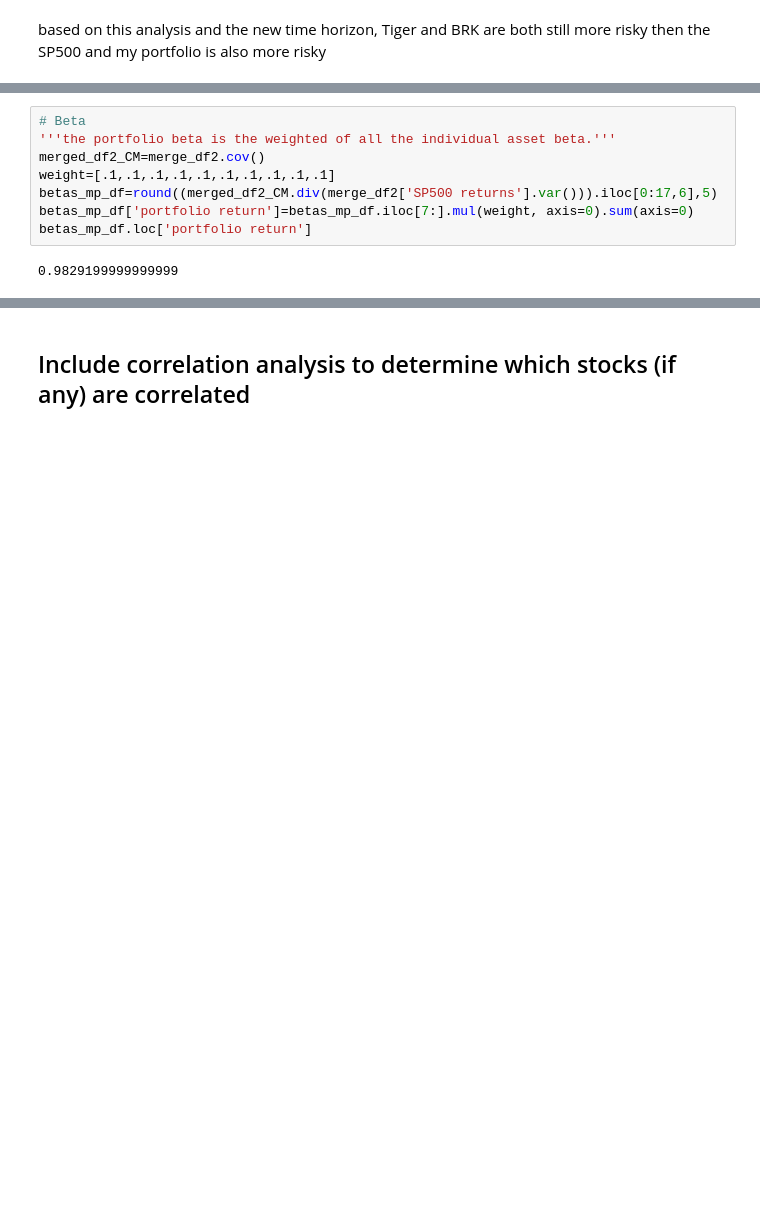
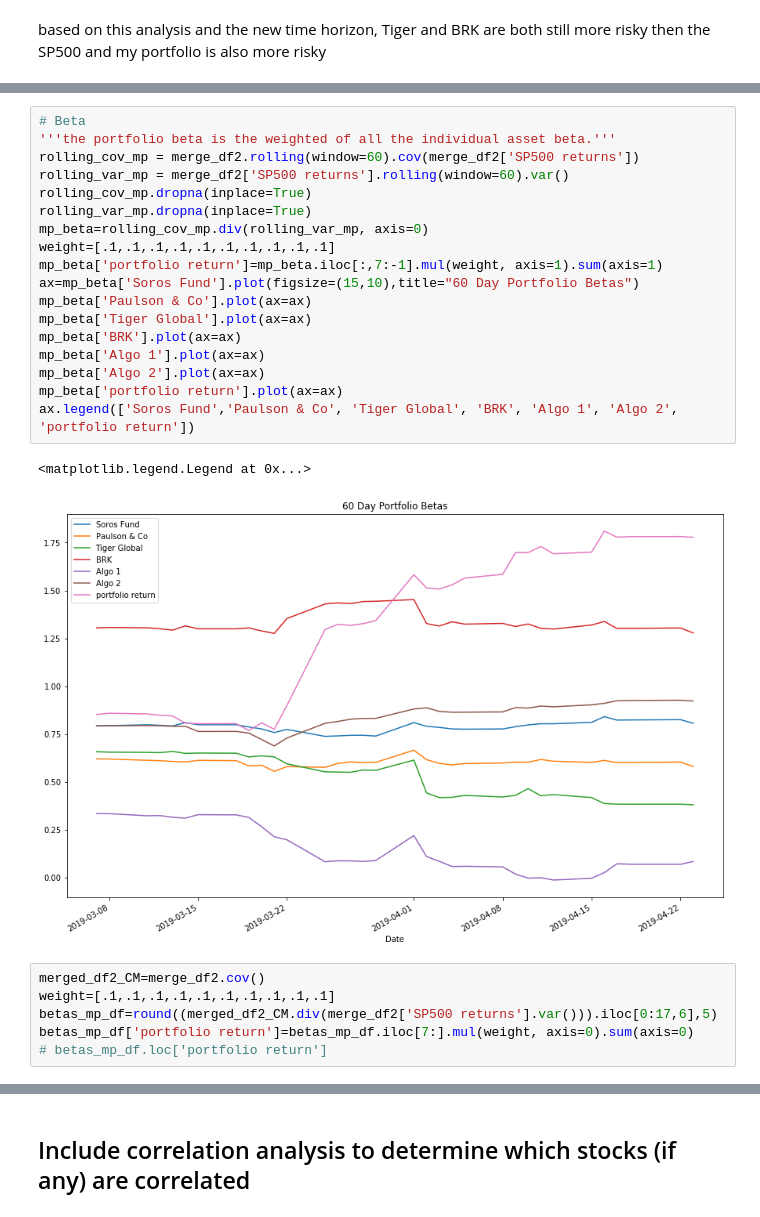
Before and after one commit to dbrims/pandas_homework, a Jupyter notebook: Panda_risk_HW.ipynb, the cells around one changed output, grey strips where cells are left out. Drawn from its saved outputs; the diff is of its cells as text; blank space fills up the shorter version.

```diff
--- a/Panda_risk_HW.ipynb
+++ b/Panda_risk_HW.ipynb
@@ -544,11 +522,28 @@ merge_df2.rolling(window=21).std().boxplot(figsize=(15,10))
 [figure]
+# %%
+# Beta
+'''the portfolio beta is the weighted of all the individual asset beta.'''
+rolling_cov_mp = merge_df2.rolling(window=60).cov(merge_df2['SP500 returns'])
+rolling_var_mp = merge_df2['SP500 returns'].rolling(window=60).var()
+rolling_cov_mp.dropna(inplace=True)
+rolling_var_mp.dropna(inplace=True)
+mp_beta=rolling_cov_mp.div(rolling_var_mp, axis=0)
+weight=[.1,.1,.1,.1,.1,.1,.1,.1,.1,.1]
+mp_beta['portfolio return']=mp_beta.iloc[:,7:-1].mul(weight, axis=1).sum(axis=1)
+ax=mp_beta['Soros Fund'].plot(figsize=(15,10),title="60 Day Portfolio Betas")
+mp_beta['Paulson & Co'].plot(ax=ax)
+mp_beta['Tiger Global'].plot(ax=ax)
+mp_beta['BRK'].plot(ax=ax)
+mp_beta['Algo 1'].plot(ax=ax)
+mp_beta['Algo 2'].plot(ax=ax)
+mp_beta['portfolio return'].plot(ax=ax)
+ax.legend(['Soros Fund','Paulson & Co', 'Tiger Global', 'BRK', 'Algo 1', 'Algo 2', 'portfolio return'])
+# %% [output]
+<matplotlib.legend.Legend at 0x...>
+[figure, added]
 # %%
-# Beta
-'''the portfolio beta is the weighted of all the individual asset beta.'''
 merged_df2_CM=merge_df2.cov()
 weight=[.1,.1,.1,.1,.1,.1,.1,.1,.1,.1]
 betas_mp_df=round((merged_df2_CM.div(merge_df2['SP500 returns'].var())).iloc[0:17,6],5)
 betas_mp_df['portfolio return']=betas_mp_df.iloc[7:].mul(weight, axis=0).sum(axis=0)
-betas_mp_df.loc['portfolio return']
+# betas_mp_df.loc['portfolio return']
-# %% [output]
-0.9829199999999999
```
Also changed, not shown: parts of 14 cells of this notebook.
